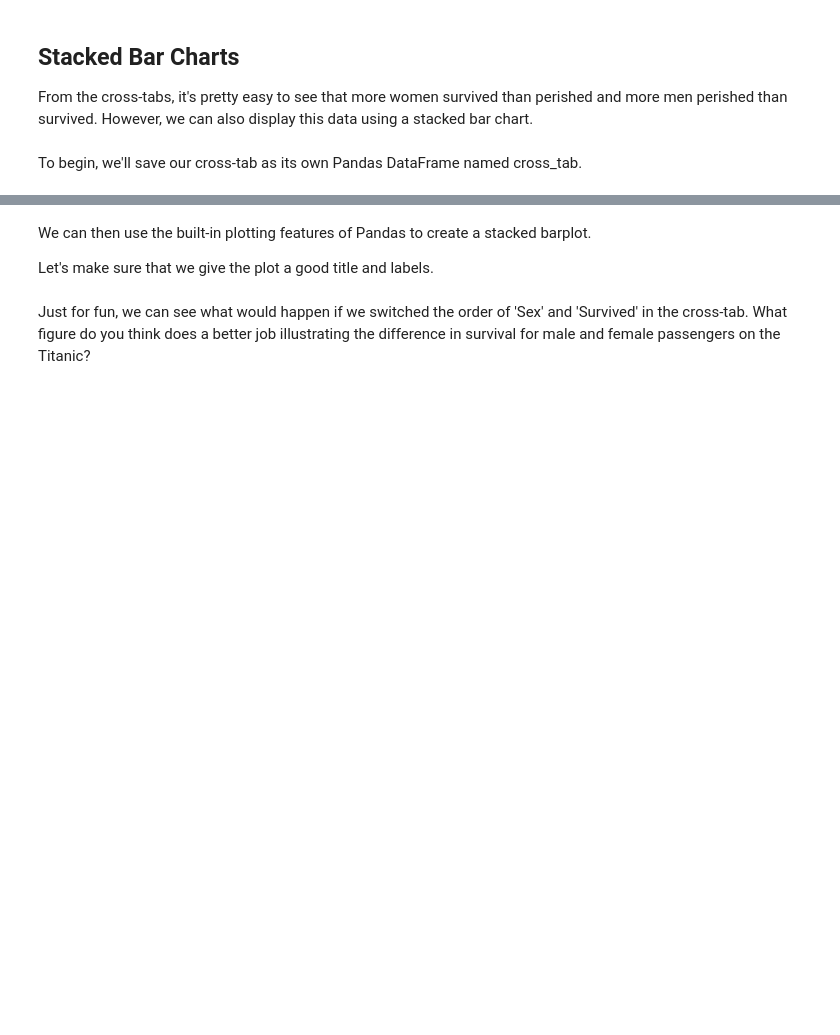
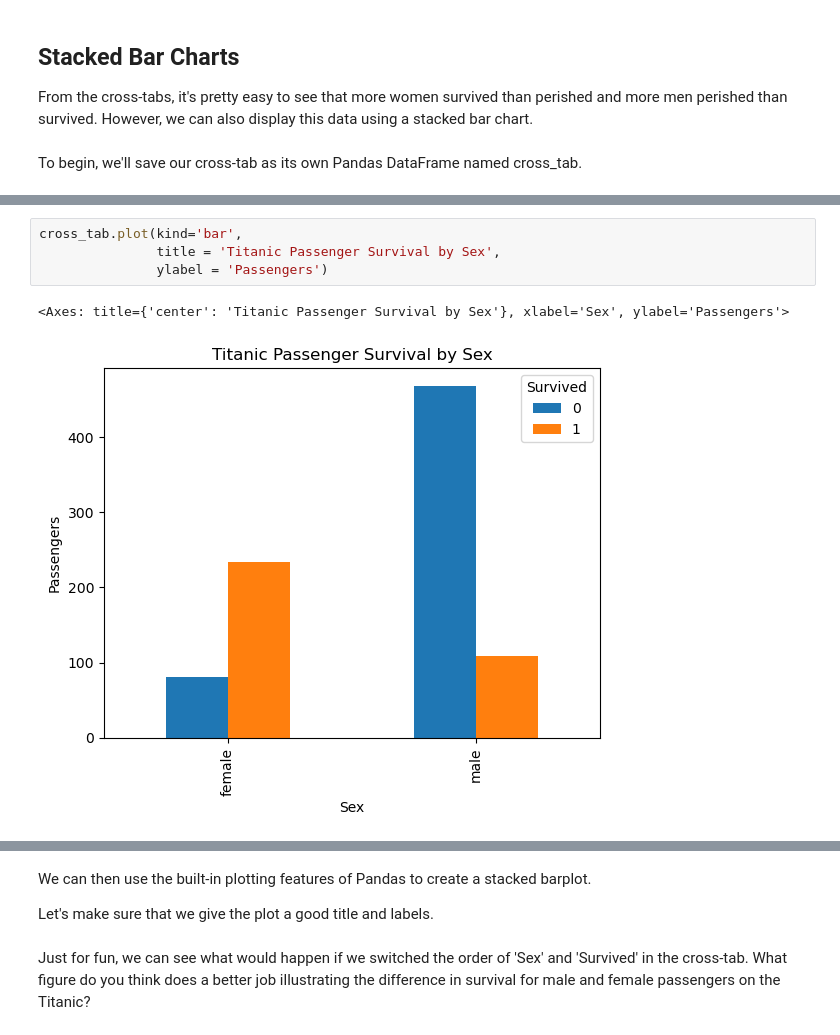
Before and after one commit to Chelsea-Myers/DVM_Lecture_Notebooks, a Jupyter notebook: Week 2/2.1 - Visualizing Relationships Between Categorical Features.ipynb, the cells around one changed output, grey strips where cells are left out. Drawn from its saved outputs; the diff is of its cells as text; blank space fills up the shorter version.

```diff
--- a/Week 2/2.1 - Visualizing Relationships Between Categorical Features.ipynb
+++ b/Week 2/2.1 - Visualizing Relationships Between Categorical Features.ipynb
@@ -30,0 +75,7 @@ To begin, we'll save our cross-tab as its own Pandas DataFrame named cross_tab.
+# %%
+cross_tab.plot(kind='bar',
+               title = 'Titanic Passenger Survival by Sex',
+               ylabel = 'Passengers')
+# %% [output]
+<Axes: title={'center': 'Titanic Passenger Survival by Sex'}, xlabel='Sex', ylabel='Passengers'>
+[figure, added]
```
Also changed, not shown: parts of 29 cells of this notebook, 2 other files.
